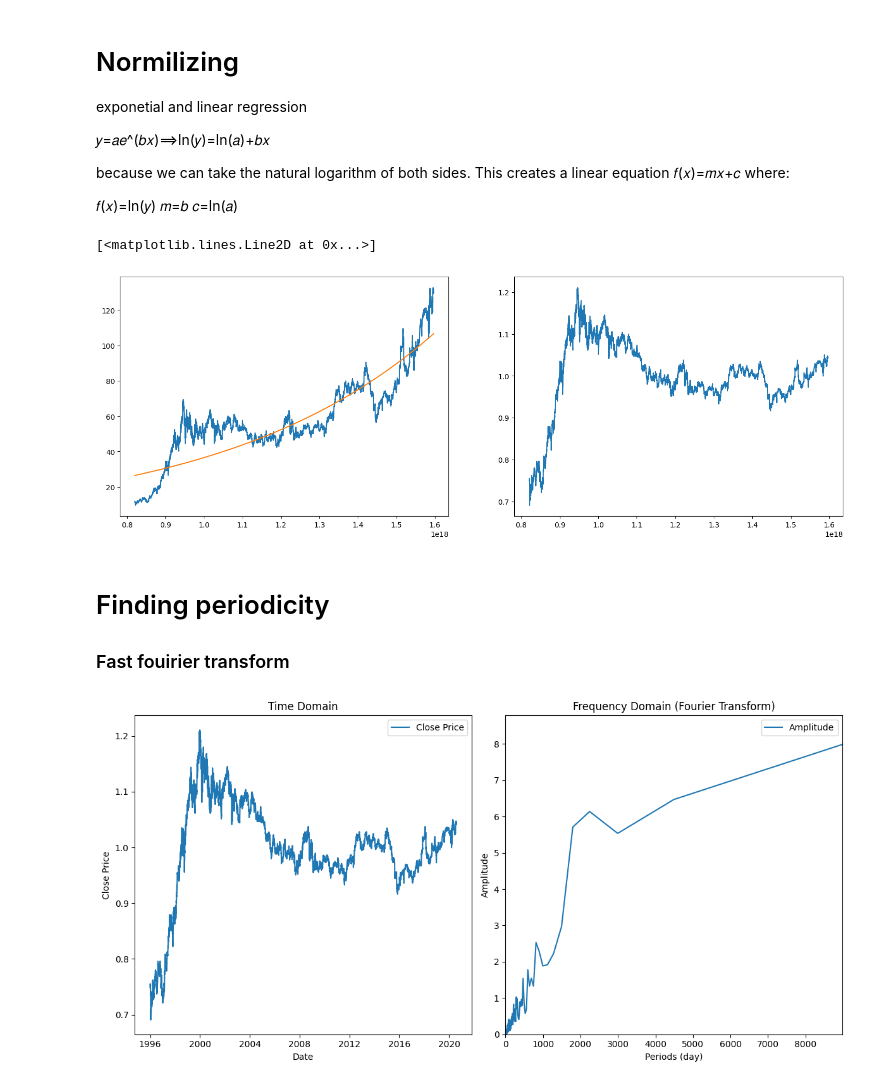
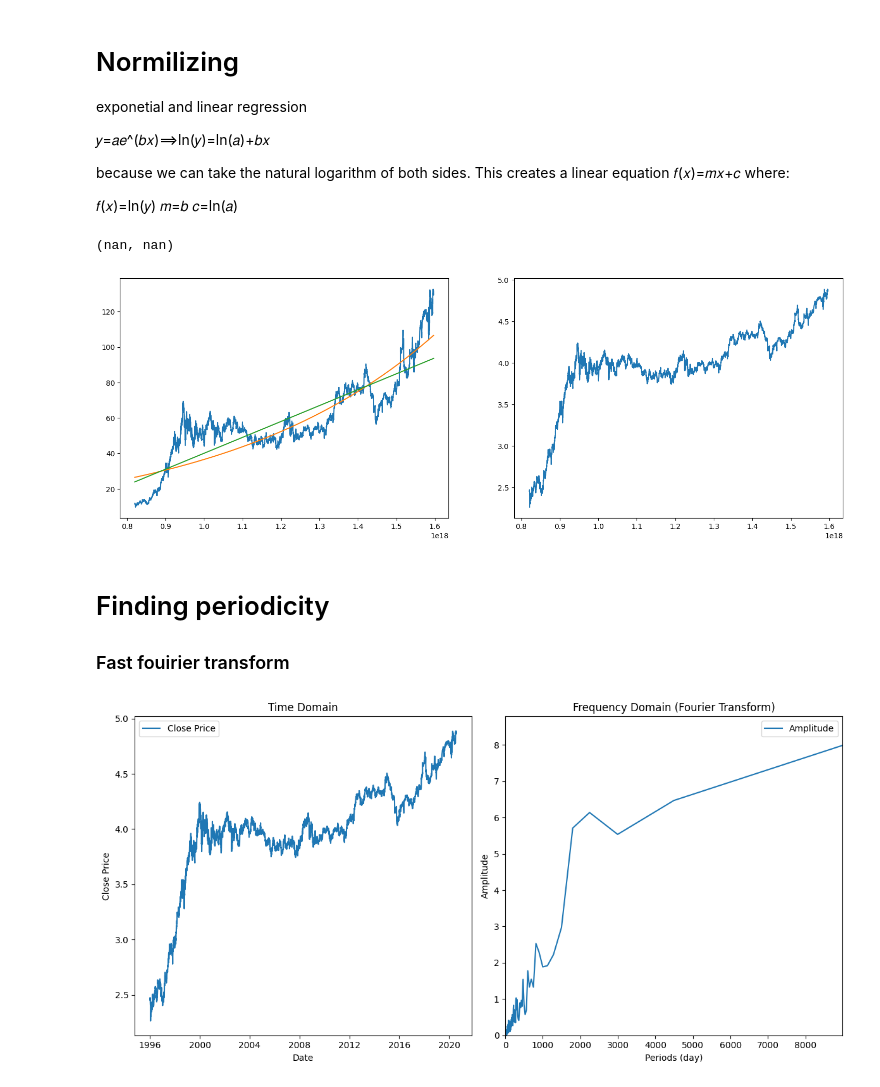
Before and after one commit to weqpro/op_lab_13, a Jupyter notebook: l13.ipynb, the cells around one changed output. Cells and saved outputs as stored; diff of their text form; code cells hidden in the pictures.

```diff
--- a/l13.ipynb
+++ b/l13.ipynb
@@ -86,32 +86,35 @@ x_arr = data_full.index.values.astype(np.int64)
 
 b, c = np.polyfit(x_arr, np.log(data_full["Close"]), 1)
 a = np.exp(c)
+
+a_lin, b_lin = np.polyfit(x_arr, data_full["Close"], 1)
 # %%
 fitted = lambda x: a * np.exp(b * x)
 fitted_data = fitted(x_arr)
 
-fitted_lin = lambda x: c + b *x
+fitted_lin = lambda x: b_lin + a_lin *x
 fitted_data_lin = fitted_lin(x_arr)
 
 plt.figure(figsize=(18, 6))
 
 plt.subplot(1, 2, 1)
 plt.plot(x_arr, data_full["Close"])
 plt.plot(x_arr, fitted_data)
+plt.plot(x_arr, fitted_data_lin)
 
 
-nomalized_data = np.log(data_full["Close"]) / fitted_data_lin
+log_data = np.log(data_full["Close"])
 
 plt.subplot(1, 2, 2)
-plt.plot(x_arr, nomalized_data)
+plt.plot(x_arr, log_data)
 # %% [output]
-[<matplotlib.lines.Line2D at 0x...>]
+(nan, nan)
-[figure, old version]
+[figure, new version]
 # %% [markdown]
 # Finding periodicity
 ### Fast fouirier transform
 # %%
-n = nomalized_data.shape[0]
+n = log_data.shape[0]
 fft_values = np.fft.fft(data_full.Close.values)
 
 frequencies = np.fft.fftfreq(len(fft_values), d=1)
@@ -123,7 +126,8 @@ plt.figure(figsize=(12, 6))
 
 # Time domain plot
 plt.subplot(1, 2, 1)
-plt.plot(data_full.index.values, nomalized_data.values, label="Close Price")
+plt.plot(data_full.index.values, log_data, label="Close Price")
+#plt.plot(data_full.index.values, nomalized_data.values, label="Close Price")
 plt.title("Time Domain")
 plt.xlabel("Date")
 plt.ylabel("Close Price")
@@ -142,4 +146,4 @@ plt.legend()
 plt.tight_layout()
 plt.show()
 # %% [output]
-[figure, old version]
+[figure, new version]
```
Also changed, not shown: parts of 1 cell of this notebook.
